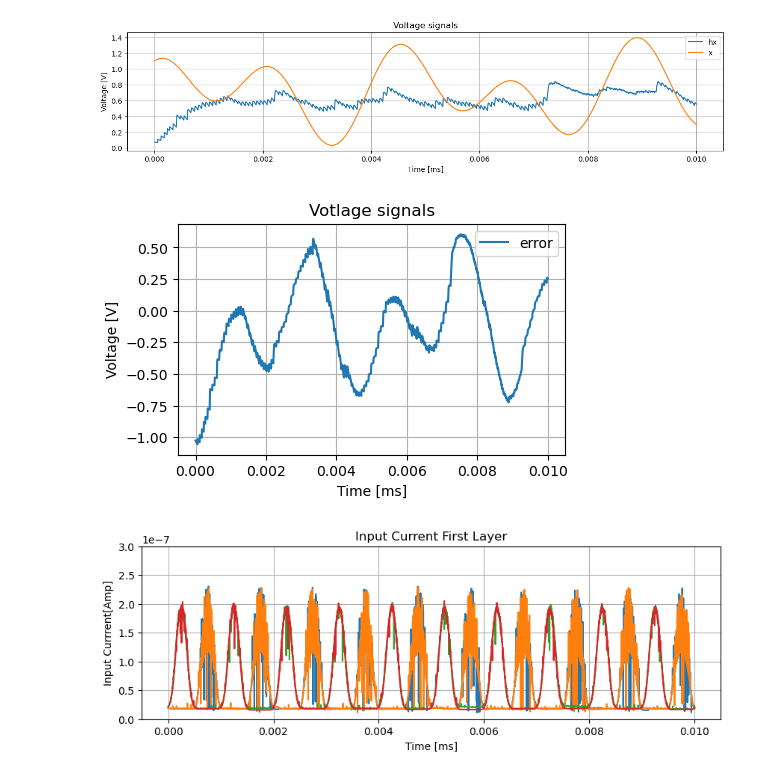
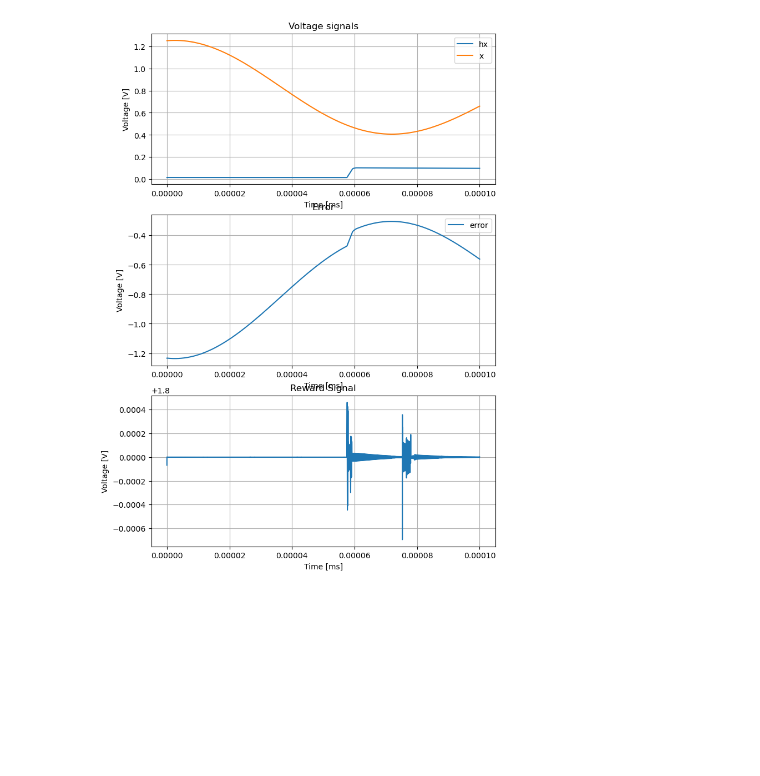
Before and after one commit to AlejandroJuarezLora/SNN_IPN, a Jupyter notebook: sim_results/tb_4x8x4_raw.ipynb, the cells around one changed output. Cells and saved outputs as stored; diff of their text form; code cells hidden in the pictures; blank space fills up the shorter version.

```diff
--- a/sim_results/tb_4x8x4_raw.ipynb
+++ b/sim_results/tb_4x8x4_raw.ipynb
@@ -3,7 +3,7 @@ from __future__ import division
 import numpy as np
 import matplotlib.pyplot as plt
 
-intp = 50  #tomar uno de cada cien valores, para graficar rapido
+intp = 1  #tomar uno de cada cien valores, para graficar rapido
 
 # Load data from the .txt file
 #ssh -Y cic@148.204.66.123
@@ -84,5 +84,5 @@ def rawread(fname: str):
             break
     return (arrs[0], plots)
 # %%
-data, plots = rawread("data7.raw")
+data, plots = rawread("data.raw")
 # %%
@@ -139,8 +165,0 @@ fig.savefig('OutputLayer.pdf')
-# %%
-fig, ax = plt.subplots(1, figsize=(10,2))
-ax.plot(data["time"][::intp], data["v(vr1)"][::intp], label = "Vr1")
-ax.set_xlabel("Time [ms]")
-ax.set_ylabel("Voltage [V]")
-ax.set_title("Reward Signal")
-ax.grid()
-fig.savefig('RewardSignal.pdf')
@@ -149,40 +166,27 @@ fig.savefig('RewardSignal.pdf')
 # %%
-fig, ax = plt.subplots(1, figsize=(15,3))
+fig, [ax1, ax2, ax3] = plt.subplots(3, figsize=(8,12))
 
-ax.plot(data["time"][::intp], data["v(hx)"][::intp], label = "hx")
-ax.plot(data["time"][::intp], data["v(x)"][::intp], label = "x")
-ax.legend()
-ax.grid()
-ax.set_xlabel("Time [ms]")
-ax.set_ylabel("Voltage [V]")
-ax.set_title("Voltage signals")
-fig.savefig('xversushx.pdf')
+ax1.plot(data["time"][::intp], data["v(hx)"][::intp], label = "hx")
+ax1.plot(data["time"][::intp], data["v(x)"][::intp], label = "x")
+ax1.legend()
+ax1.grid()
+ax1.set_xlabel("Time [ms]")
+ax1.set_ylabel("Voltage [V]")
+ax1.set_title("Voltage signals")
+
+
+ax2.plot(data["time"][::intp], data["v(hx)"][::intp] - data["v(x)"][::intp], label = "error")
+ax2.legend()
+ax2.grid()
+ax2.set_xlabel("Time [ms]")
+ax2.set_ylabel("Voltage [V]")
+ax2.set_title("Error")
+
+ax3.plot(data["time"][::intp], data["v(vr1)"][::intp], label = "Vr1")
+ax3.set_xlabel("Time [ms]")
+ax3.set_ylabel("Voltage [V]")
+ax3.set_title("Reward Signal")
+ax3.grid()
+fig.savefig('Signals.pdf')
 # %% [output]
-[figure, old version]
+[figure, new version]
-# %%
-fig, ax = plt.subplots(1, figsize=(5,3))
-
-ax.plot(data["time"][::intp], data["v(hx)"][::intp] - data["v(x)"][::intp], label = "error")
-ax.legend()
-ax.grid()
-ax.set_xlabel("Time [ms]")
-ax.set_ylabel("Voltage [V]")
-ax.set_title("Votlage signals")
-fig.savefig('errorxvxhx.pdf')
-# %% [output]
-[figure, removed]
-# %%
-
-fig, ax = plt.subplots(1, figsize=(10,3))
-for k in range(4):
-    Iext_label = "i(v.x1.x" + str(k+1)+ ".vext)"
-    ax.plot(data["time"][::intp], data[Iext_label][::intp], label = f"i{k+1}")
-
-ax.grid()
-ax.set_xlabel("Time [ms]")
-ax.set_ylabel("Input Currrent[Amp]")
-ax.set_title("Input Current First Layer")
-ax.set_ylim((-0, 0.3e-6))
-fig.savefig('Iext_I.pdf')
-# %% [output]
-[figure, removed]
```
Also changed, not shown: parts of 8 cells of this notebook, 19 other files.
